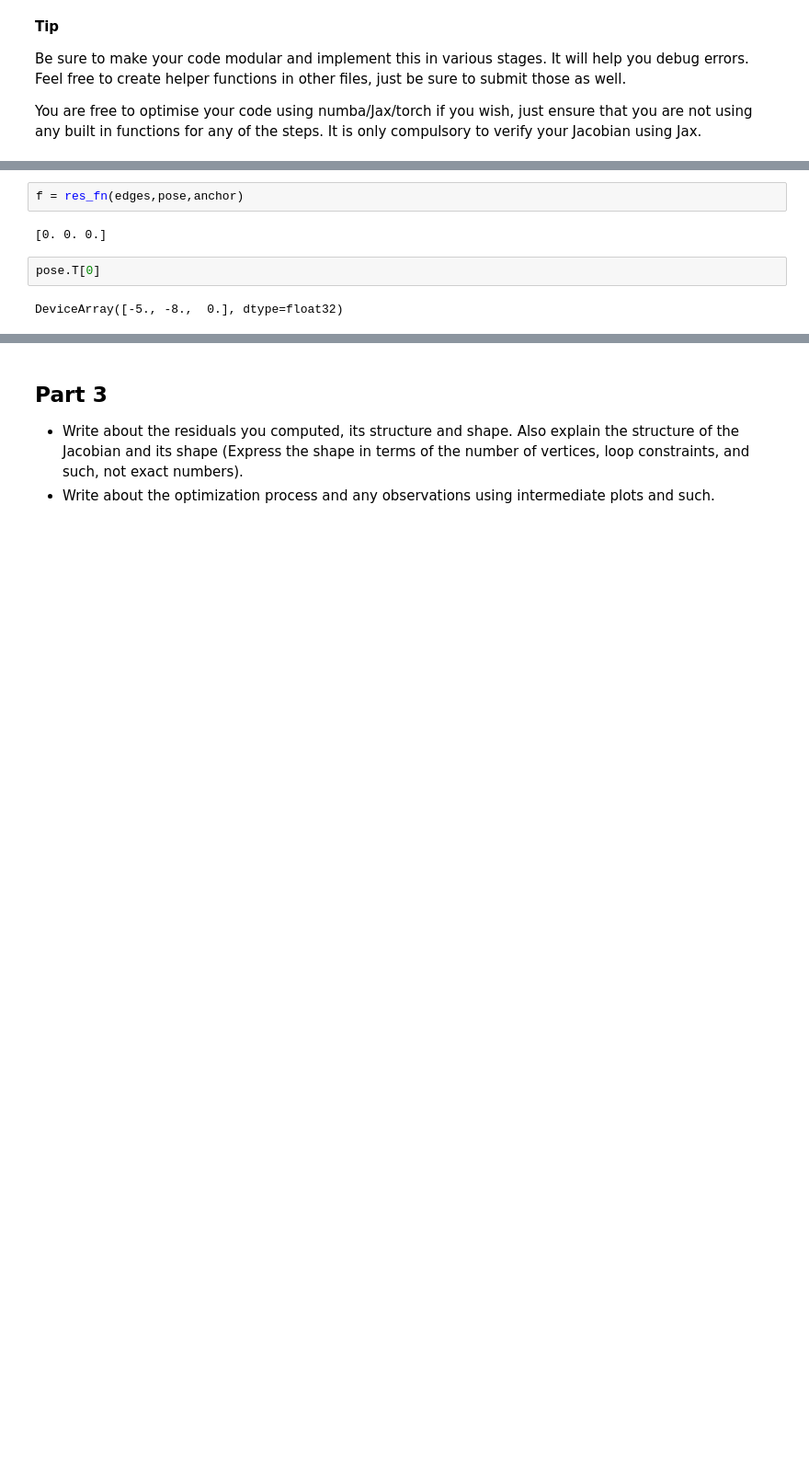
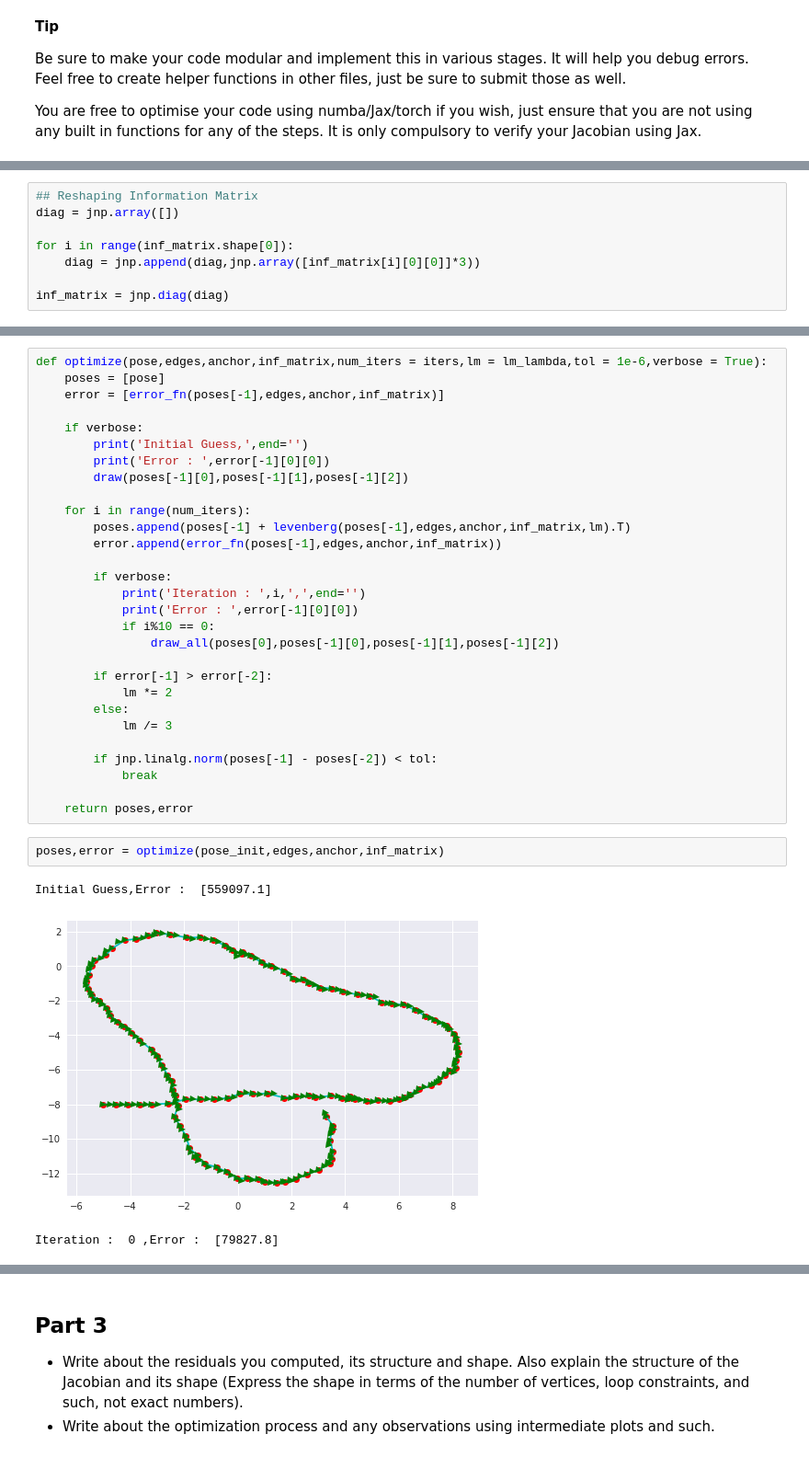
Before and after one commit to Blizzard57/2d-slam, a Jupyter notebook: questions/Question 2 - 2D SLAM.ipynb, the cells around one changed output, grey strips where cells are left out. Shown at 92% size. Cells and saved outputs as stored; diff of their text form; blank space fills up the shorter version.

```diff
--- a/questions/Question 2 - 2D SLAM.ipynb
+++ b/questions/Question 2 - 2D SLAM.ipynb
@@ -135,3 +180,11 @@ anchor = pose.T[0]
+# %%
+## Reshaping Information Matrix
+diag = jnp.array([])
+
+for i in range(inf_matrix.shape[0]):
+    diag = jnp.append(diag,jnp.array([inf_matrix[i][0][0]]*3))
+
+inf_matrix = jnp.diag(diag)
 # %%
 def res_fn(edges,pose,anchor):
     f = jnp.array([])
@@ -161,8 +247,35 @@ def error_fn(pose,edges,anchor):
-# %%
-f = res_fn(edges,pose,anchor)
-# %% [output]
-[0. 0. 0.]
-# %%
-pose.T[0]
-# %% [output]
-DeviceArray([-5., -8.,  0.], dtype=float32)
+# %%
+def optimize(pose,edges,anchor,inf_matrix,num_iters = iters,lm = lm_lambda,tol = 1e-6,verbose = True):
+    poses = [pose]
+    error = [error_fn(poses[-1],edges,anchor,inf_matrix)]
+
+    if verbose:
+        print('Initial Guess,',end='')
+        print('Error : ',error[-1][0][0])
+        draw(poses[-1][0],poses[-1][1],poses[-1][2])
+
+    for i in range(num_iters):
+        poses.append(poses[-1] + levenberg(poses[-1],edges,anchor,inf_matrix,lm).T)
+        error.append(error_fn(poses[-1],edges,anchor,inf_matrix))
+
+        if verbose:
+            print('Iteration : ',i,',',end='')
+            print('Error : ',error[-1][0][0])
+            if i%10 == 0:
+                draw_all(poses[0],poses[-1][0],poses[-1][1],poses[-1][2])
+
+        if error[-1] > error[-2]:
+            lm *= 2
+        else:
+            lm /= 3
+
+        if jnp.linalg.norm(poses[-1] - poses[-2]) < tol:
+            break
+
+    return poses,error
+# %%
+poses,error = optimize(pose_init,edges,anchor,inf_matrix)
+# %% [output]
+Initial Guess,Error :  [559097.1]
+[figure, added]
+Iteration :  0 ,Error :  [79827.8]
```
Also changed, not shown: parts of 70 cells of this notebook.
